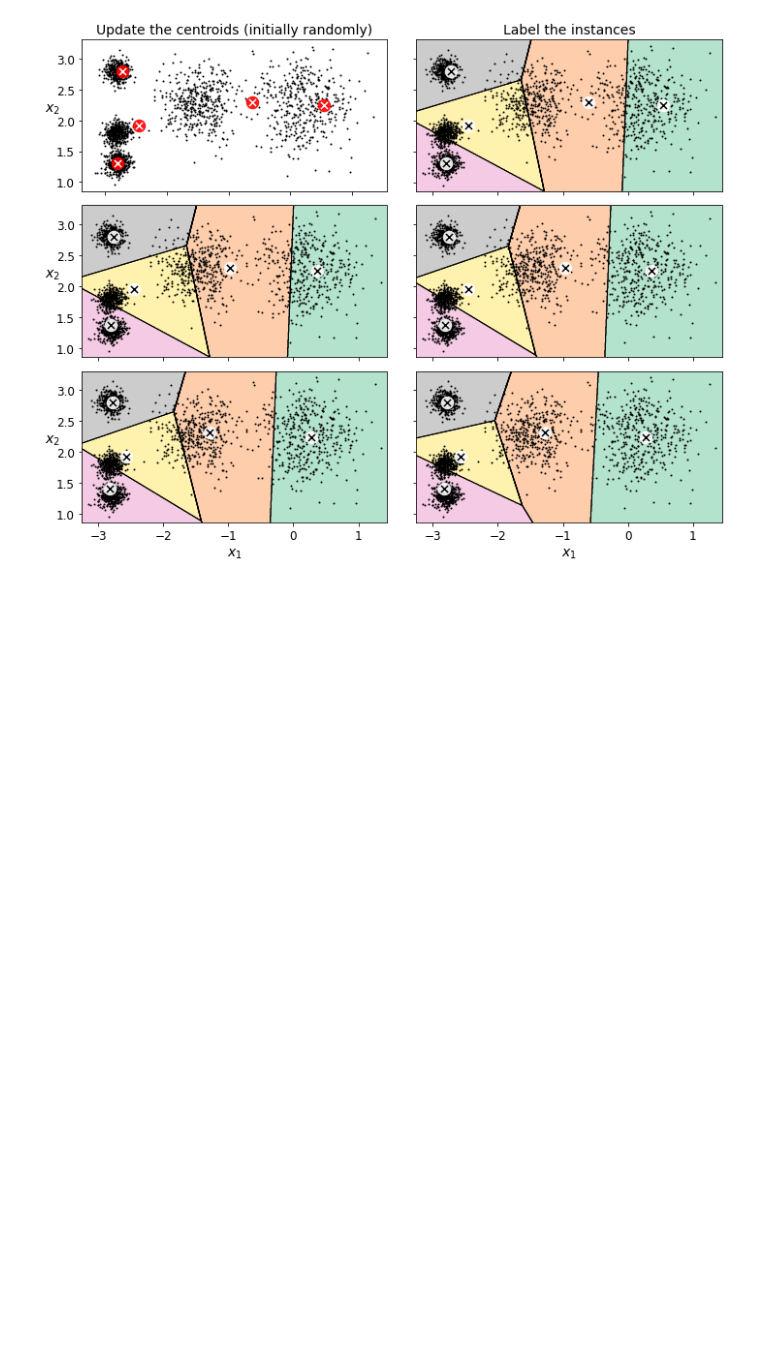
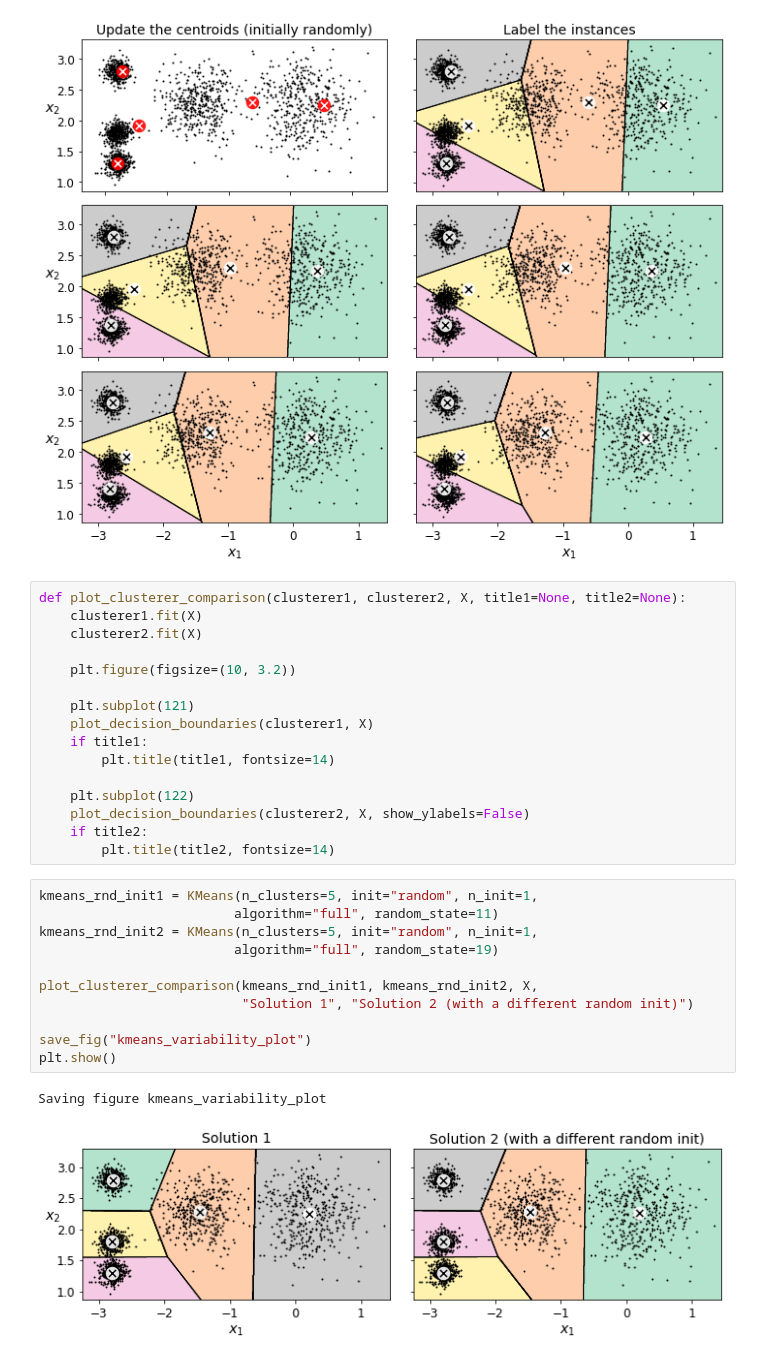
Before and after one commit to rahul263-stack/Hands-on-machine-learning, a Jupyter notebook: UnsupervisedLearningTechniques.ipynb, the cells around one changed output. Saved outputs shown, nothing was run; the diff lists cells and outputs as text; blank space fills up the shorter version.

```diff
--- a/UnsupervisedLearningTechniques.ipynb
+++ b/UnsupervisedLearningTechniques.ipynb
@@ -242,3 +242,33 @@ plt.show()
 # %% [output]
 Saving figure kmeans_algorithm_plot
 [figure]
+# %%
+def plot_clusterer_comparison(clusterer1, clusterer2, X, title1=None, title2=None):
+    clusterer1.fit(X)
+    clusterer2.fit(X)
+
+    plt.figure(figsize=(10, 3.2))
+
+    plt.subplot(121)
+    plot_decision_boundaries(clusterer1, X)
+    if title1:
+        plt.title(title1, fontsize=14)
+
+    plt.subplot(122)
+    plot_decision_boundaries(clusterer2, X, show_ylabels=False)
+    if title2:
+        plt.title(title2, fontsize=14)
+# %%
+kmeans_rnd_init1 = KMeans(n_clusters=5, init="random", n_init=1,
+                         algorithm="full", random_state=11)
+kmeans_rnd_init2 = KMeans(n_clusters=5, init="random", n_init=1,
+                         algorithm="full", random_state=19)
+
+plot_clusterer_comparison(kmeans_rnd_init1, kmeans_rnd_init2, X,
+                          "Solution 1", "Solution 2 (with a different random init)")
+
+save_fig("kmeans_variability_plot")
+plt.show()
+# %% [output]
+Saving figure kmeans_variability_plot
+[figure, added]
```
